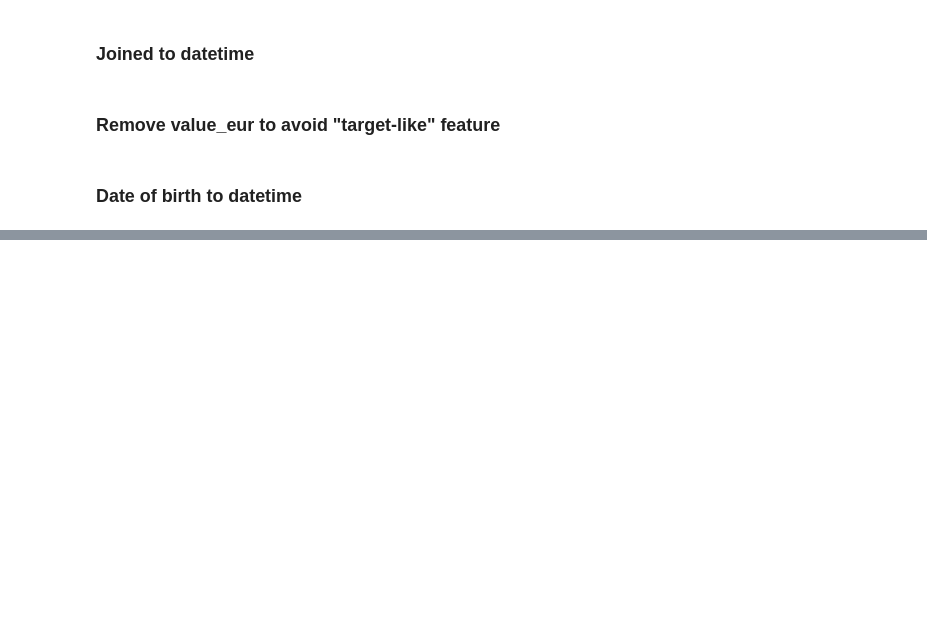
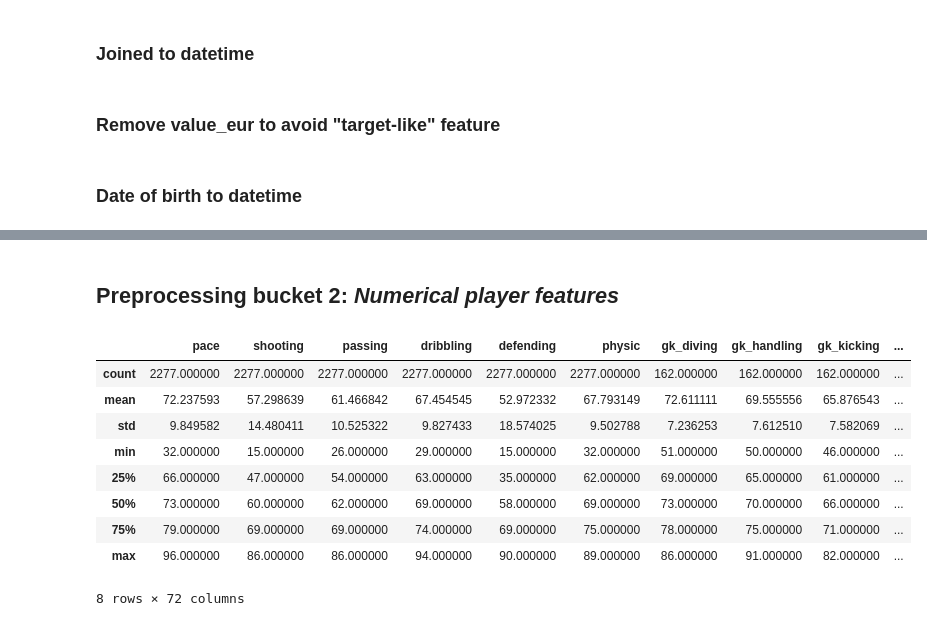
Before and after one commit to michaelschafhauser/market_value_predictor, a Jupyter notebook: notebooks/Alex/Baseline_model_alex.ipynb, the cells around one changed output, grey strips where cells are left out. Drawn from its saved outputs; the diff is of its cells as text; code cells hidden in the pictures; blank space fills up the shorter version.

Commit message:
Uploaded next stage on baseline model, currently preprocessing features

```diff
--- a/notebooks/Alex/Baseline_model_alex.ipynb
+++ b/notebooks/Alex/Baseline_model_alex.ipynb
@@ -147,7 +163,10 @@ print(df_test.drop_duplicates().shape)
 # %% [markdown]
 # Merging databases
 # %%
-df_merged = df_transfer.merge(df_players, left_on=["player_name", "year"], right_on=["long_name", "fifa year"], how="inner")
+df_merged = df_transfer.merge(df_players,
+                              left_on=["player_name", "year"],
+                              right_on=["long_name", "fifa year"],
+                              how="inner")
 # %% [markdown]
 ## Club name side investigation
 # %%
@@ -357,0 +462,2 @@ df_merged["dob"] = pd.to_datetime(df_merged.dob)
+# %% [markdown]
+## Preprocessing bucket 2: *Numerical player features*
@@ -357,0 +539,13 @@ df_merged["dob"] = pd.to_datetime(df_merged.dob)
+# %%
+df_numerical_features.describe()
+# %% [output]
+|  | pace | shooting | passing | dribbling | defending | physic | gk_diving | gk_handling | gk_kicking | ... |
+| count | 2277.000000 | 2277.000000 | 2277.000000 | 2277.000000 | 2277.000000 | 2277.000000 | 162.000000 | 162.000000 | 162.000000 | ... |
+| mean | 72.237593 | 57.298639 | 61.466842 | 67.454545 | 52.972332 | 67.793149 | 72.611111 | 69.555556 | 65.876543 | ... |
+| std | 9.849582 | 14.480411 | 10.525322 | 9.827433 | 18.574025 | 9.502788 | 7.236253 | 7.612510 | 7.582069 | ... |
+| min | 32.000000 | 15.000000 | 26.000000 | 29.000000 | 15.000000 | 32.000000 | 51.000000 | 50.000000 | 46.000000 | ... |
+| 25% | 66.000000 | 47.000000 | 54.000000 | 63.000000 | 35.000000 | 62.000000 | 69.000000 | 65.000000 | 61.000000 | ... |
+| 50% | 73.000000 | 60.000000 | 62.000000 | 69.000000 | 58.000000 | 69.000000 | 73.000000 | 70.000000 | 66.000000 | ... |
+| 75% | 79.000000 | 69.000000 | 69.000000 | 74.000000 | 69.000000 | 75.000000 | 78.000000 | 75.000000 | 71.000000 | ... |
+| max | 96.000000 | 86.000000 | 86.000000 | 94.000000 | 90.000000 | 89.000000 | 86.000000 | 91.000000 | 82.000000 | ... |
+8 rows × 72 columns
```
Also changed, not shown: parts of 49 cells of this notebook, 2 other files.
